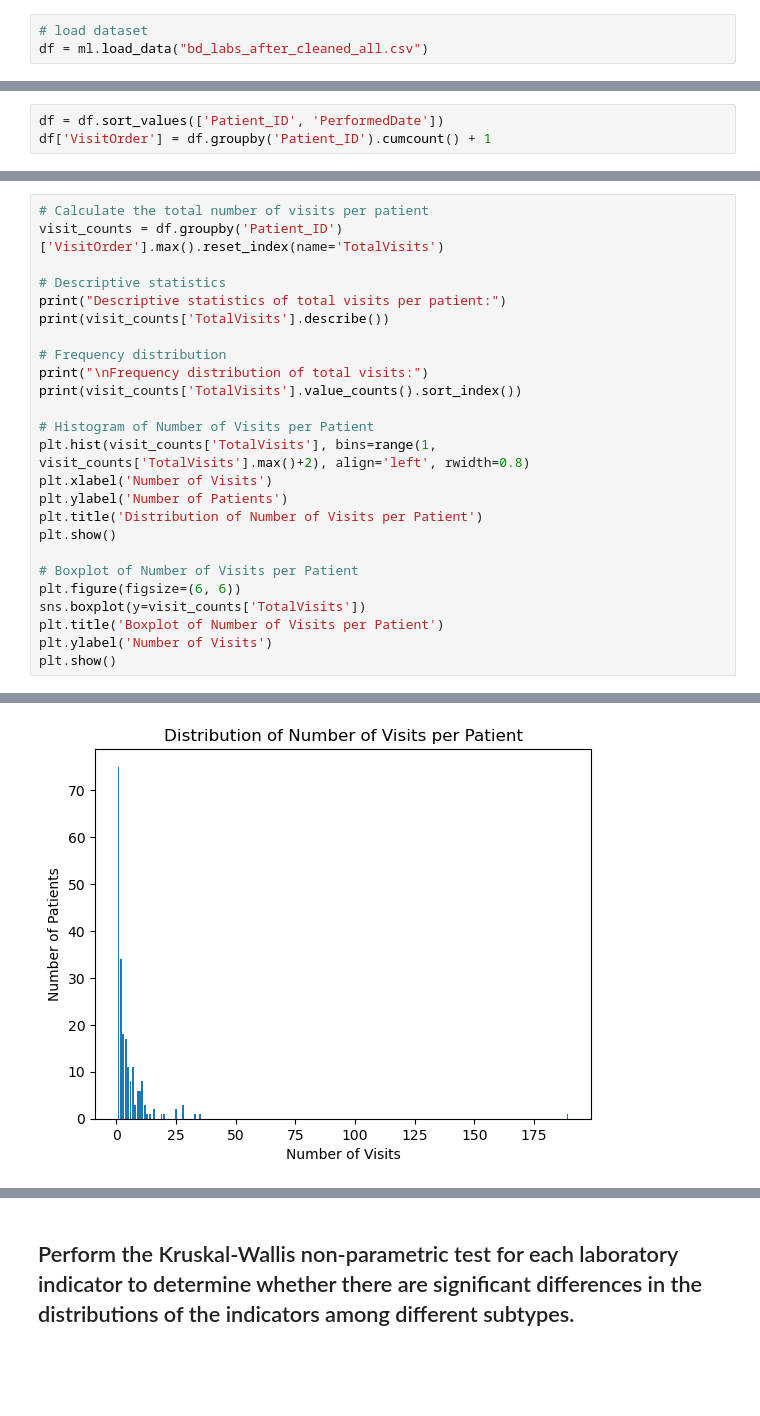
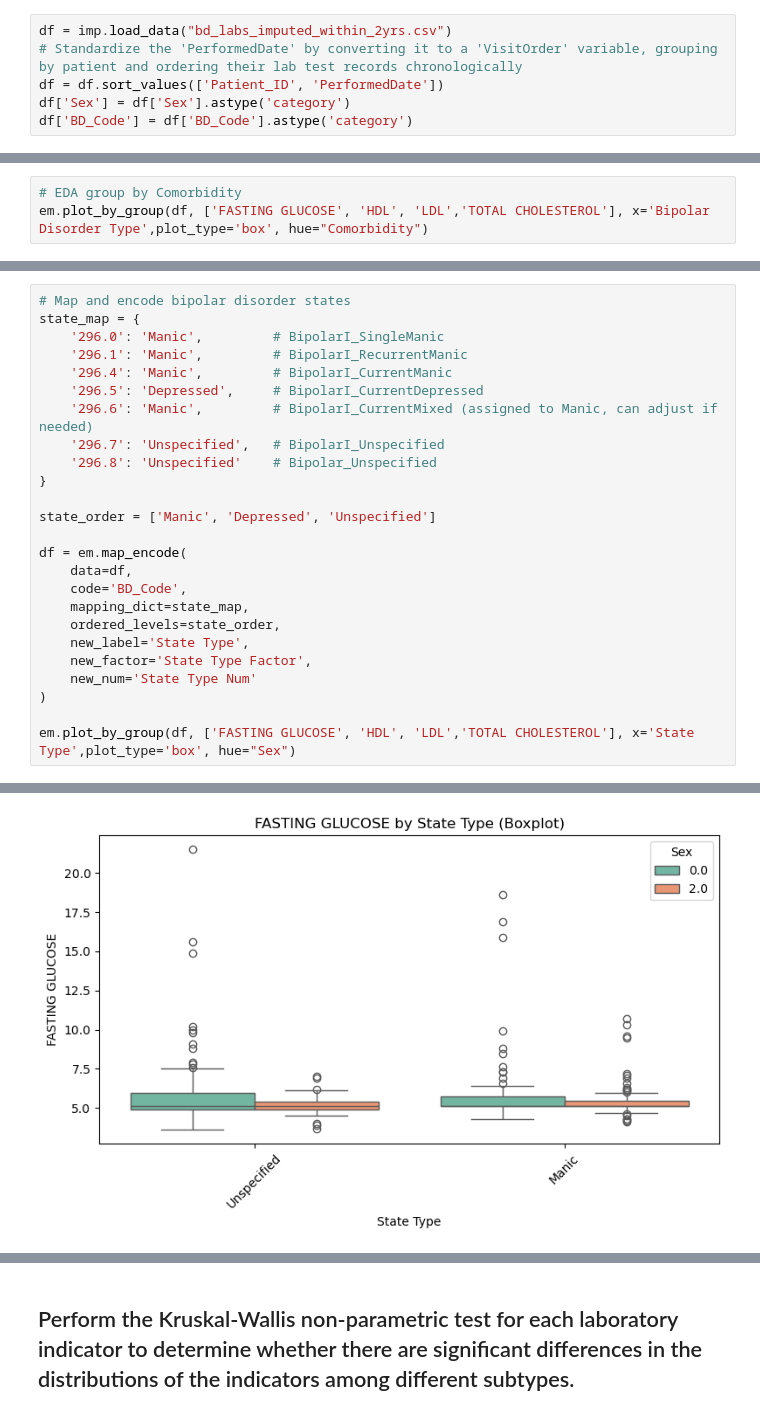
Before and after one commit to victoriaktruong/CPCSSN-Group-Project, a Jupyter notebook: supplementary/eda_modelling.ipynb, the cells around one changed output, grey strips where cells are left out. Cells and saved outputs as stored; diff of their text form; blank space fills up the shorter version.

```diff
--- a/supplementary/eda_modelling.ipynb
+++ b/supplementary/eda_modelling.ipynb
@@ -23,5 +23,8 @@ import functions.missing_labs as ml
 import functions.eda_model as em
 # %%
-# load dataset
-df = ml.load_data("bd_labs_after_cleaned_all.csv")
+df = imp.load_data("bd_labs_imputed_within_2yrs.csv")
+# Standardize the 'PerformedDate' by converting it to a 'VisitOrder' variable, grouping by patient and ordering their lab test records chronologically
+df = df.sort_values(['Patient_ID', 'PerformedDate'])
+df['Sex'] = df['Sex'].astype('category')
+df['BD_Code'] = df['BD_Code'].astype('category')
 # %% [output]
@@ -45,3 +70,3 @@ em.plot_trends(
 # %%
-df = df.sort_values(['Patient_ID', 'PerformedDate'])
-df['VisitOrder'] = df.groupby('Patient_ID').cumcount() + 1
+# EDA group by Comorbidity
+em.plot_by_group(df, ['FASTING GLUCOSE', 'HDL', 'LDL','TOTAL CHOLESTEROL'], x='Bipolar Disorder Type',plot_type='box', hue="Comorbidity")
@@ -50,26 +78,26 @@ df['VisitOrder'] = df.groupby('Patient_ID').cumcount() + 1
 # %%
-# Calculate the total number of visits per patient
-visit_counts = df.groupby('Patient_ID')['VisitOrder'].max().reset_index(name='TotalVisits')
+# Map and encode bipolar disorder states
+state_map = {
+    '296.0': 'Manic',         # BipolarI_SingleManic
+    '296.1': 'Manic',         # BipolarI_RecurrentManic
+    '296.4': 'Manic',         # BipolarI_CurrentManic
+    '296.5': 'Depressed',     # BipolarI_CurrentDepressed
+    '296.6': 'Manic',         # BipolarI_CurrentMixed (assigned to Manic, can adjust if needed)
+    '296.7': 'Unspecified',   # BipolarI_Unspecified
+    '296.8': 'Unspecified'    # Bipolar_Unspecified
+}
 
-# Descriptive statistics
-print("Descriptive statistics of total visits per patient:")
-print(visit_counts['TotalVisits'].describe())
+state_order = ['Manic', 'Depressed', 'Unspecified']
 
-# Frequency distribution
-print("\nFrequency distribution of total visits:")
-print(visit_counts['TotalVisits'].value_counts().sort_index())
+df = em.map_encode(
+    data=df,
+    code='BD_Code',
+    mapping_dict=state_map,
+    ordered_levels=state_order,
+    new_label='State Type',
+    new_factor='State Type Factor',
+    new_num='State Type Num'
+)
 
-# Histogram of Number of Visits per Patient
-plt.hist(visit_counts['TotalVisits'], bins=range(1, visit_counts['TotalVisits'].max()+2), align='left', rwidth=0.8)
-plt.xlabel('Number of Visits')
-plt.ylabel('Number of Patients')
-plt.title('Distribution of Number of Visits per Patient')
-plt.show()
-
-# Boxplot of Number of Visits per Patient
-plt.figure(figsize=(6, 6))
-sns.boxplot(y=visit_counts['TotalVisits'])
-plt.title('Boxplot of Number of Visits per Patient')
-plt.ylabel('Number of Visits')
-plt.show()
+em.plot_by_group(df, ['FASTING GLUCOSE', 'HDL', 'LDL','TOTAL CHOLESTEROL'], x='State Type',plot_type='box', hue="Sex")
 # %% [output]
@@ -93 +104 @@ Name: count, dtype: int64
-[figure, old version]
+[figure, new version]
```
Also changed, not shown: parts of 22 cells of this notebook.
